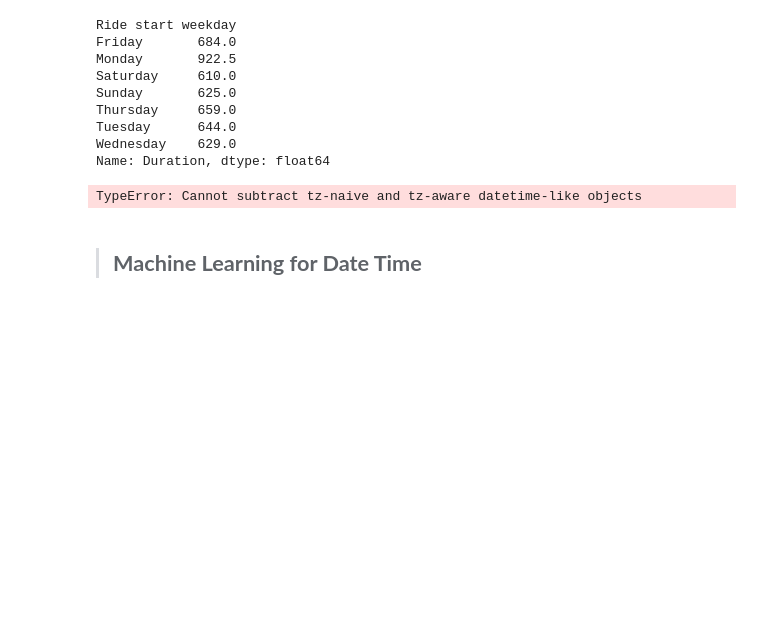
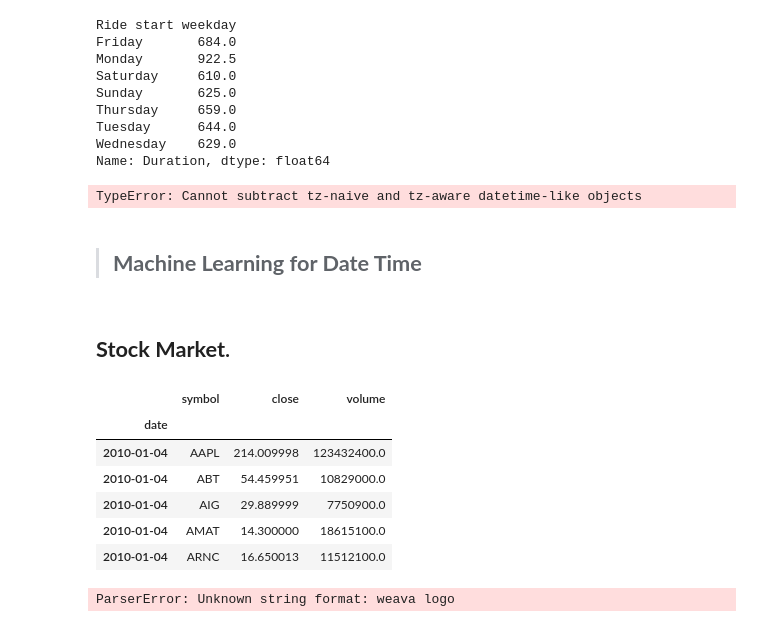
Before and after one commit to Amir-UL-Islam/Machine-Learning-Notebooks, a Jupyter notebook: ML_for_Datetime.ipynb, the cells around one changed output. Drawn from its saved outputs; the diff is of its cells as text; code cells hidden in the pictures; blank space fills up the shorter version.

```diff
--- a/ML_for_Datetime.ipynb
+++ b/ML_for_Datetime.ipynb
@@ -232,3 +232,30 @@ print(monthly['Time since'].mean()/(60*60))
 TypeError: Cannot subtract tz-naive and tz-aware datetime-like objects
 # %% [markdown]
 >## **Machine Learning for Date Time**
+# %% [markdown]
+## **Stock Market**.
+# %%
+# Read in the data
+data = pd.read_csv('datasets/prices.csv', index_col=0)
+
+display(data.head())
+
+# Convert the index of the DataFrame to datetime
+data.index = pd.to_datetime(data.index)
+print(data.head())
+
+# Loop through each column, plot its values over time
+fig, ax = plt.subplots()
+for column in data:
+    data[column].plot(ax=ax, label=column)
+ax.legend()
+plt.show()
+# %% [output]
+|  | symbol | close | volume |
+| date |  |  |  |
+| 2010-01-04 | AAPL | 214.009998 | 123432400.0 |
+| 2010-01-04 | ABT | 54.459951 | 10829000.0 |
+| 2010-01-04 | AIG | 29.889999 | 7750900.0 |
+| 2010-01-04 | AMAT | 14.300000 | 18615100.0 |
+| 2010-01-04 | ARNC | 16.650013 | 11512100.0 |
+ParserError: Unknown string format: weava logo
```
Also changed, not shown: 35 other files.
